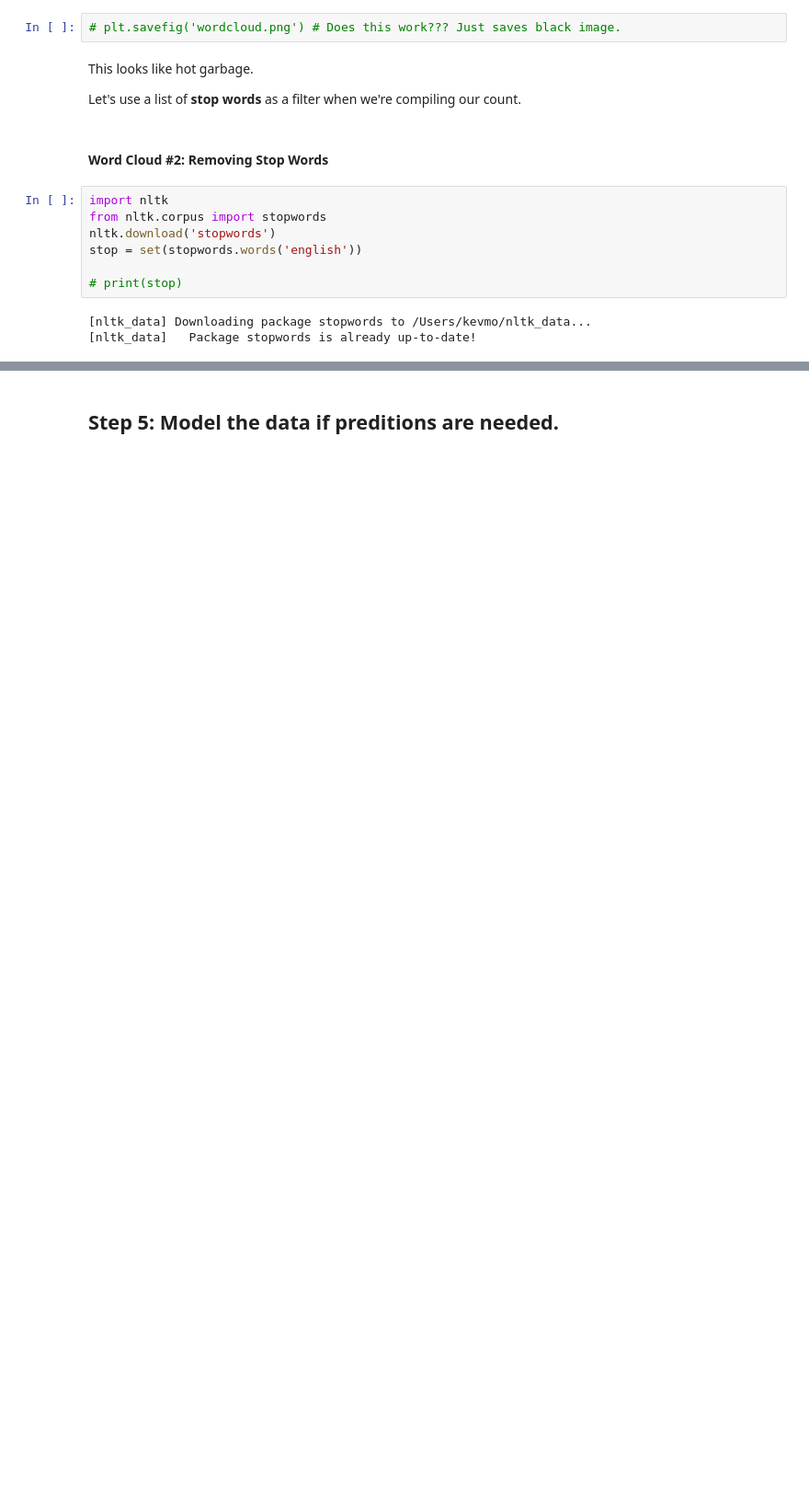
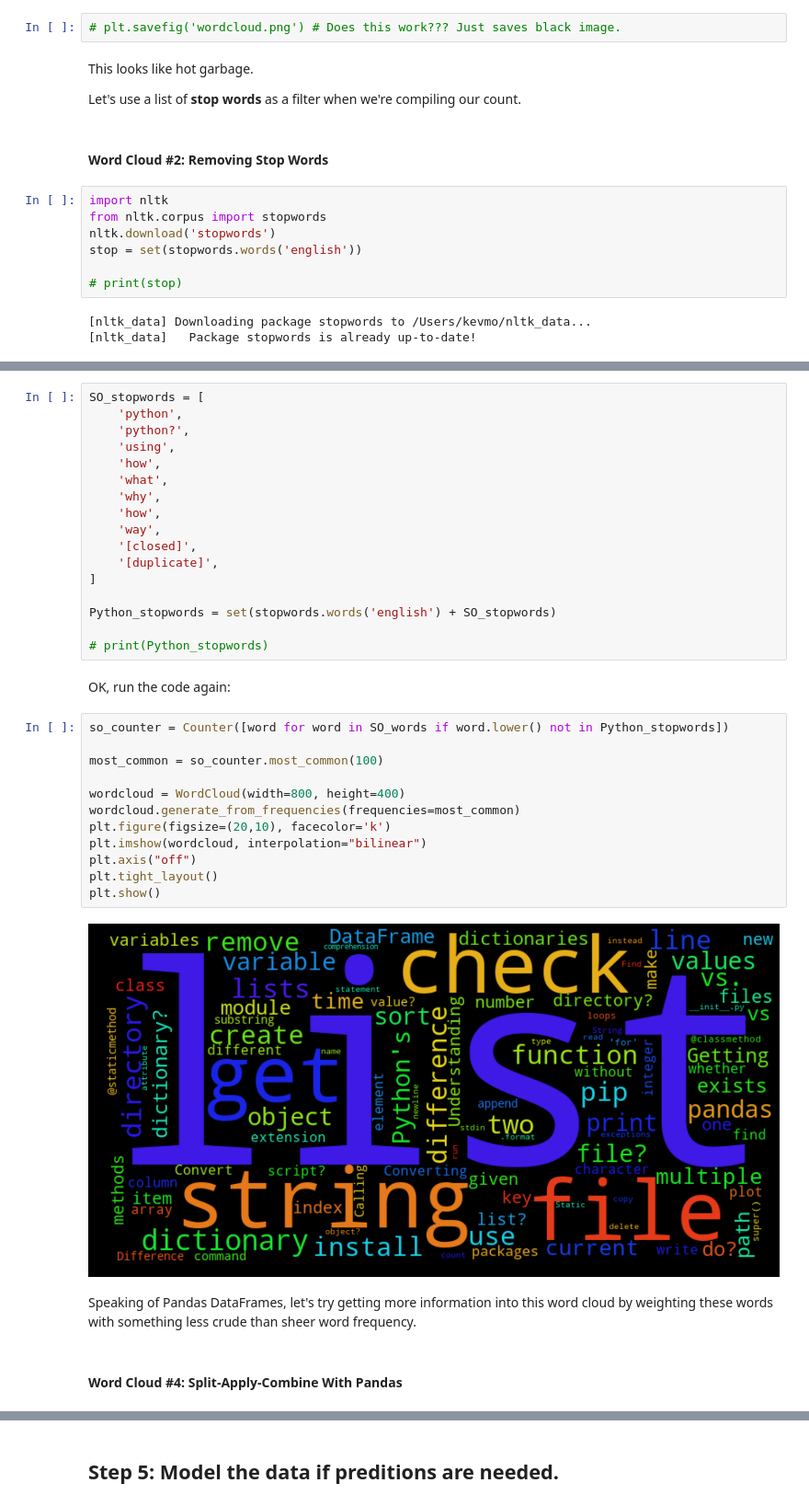
Before and after one commit to kevmo/PYTN, a Jupyter notebook: nbs/PYTN.ipynb, the cells around one changed output, grey strips where cells are left out. Shown at 92% size. Saved outputs shown, nothing was run; the diff lists cells and outputs as text; blank space fills up the shorter version.

```diff
--- a/nbs/PYTN.ipynb
+++ b/nbs/PYTN.ipynb
@@ -291,0 +316,37 @@ stop = set(stopwords.words('english'))
+# %%
+SO_stopwords = [
+    'python',
+    'python?',
+    'using',
+    'how',
+    'what',
+    'why',
+    'how',
+    'way',
+    '[closed]',
+    '[duplicate]',
+]
+
+Python_stopwords = set(stopwords.words('english') + SO_stopwords)
+
+# print(Python_stopwords)
+# %% [markdown]
+OK, run the code again:
+# %%
+so_counter = Counter([word for word in SO_words if word.lower() not in Python_stopwords])
+
+most_common = so_counter.most_common(100)
+
+wordcloud = WordCloud(width=800, height=400)
+wordcloud.generate_from_frequencies(frequencies=most_common)
+plt.figure(figsize=(20,10), facecolor='k')
+plt.imshow(wordcloud, interpolation="bilinear")
+plt.axis("off")
+plt.tight_layout()
+plt.show()
+# %% [output]
+[figure, added]
+# %% [markdown]
+Speaking of Pandas DataFrames, let's try getting more information into this word cloud by weighting these words with something less crude than sheer word frequency.
+# %% [markdown]
+#### Word Cloud #4: Split-Apply-Combine With Pandas
```
Also changed, not shown: parts of 19 cells of this notebook.
